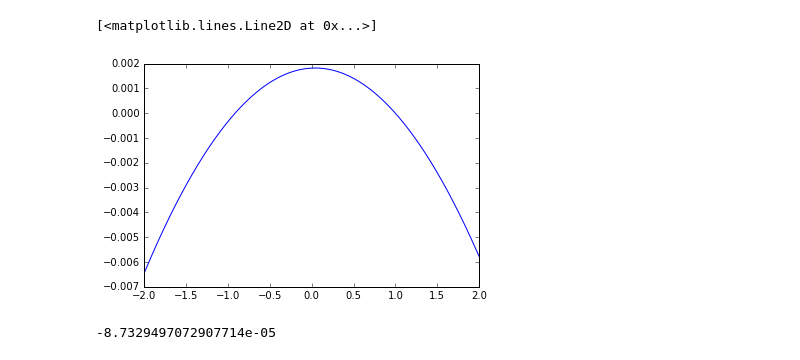
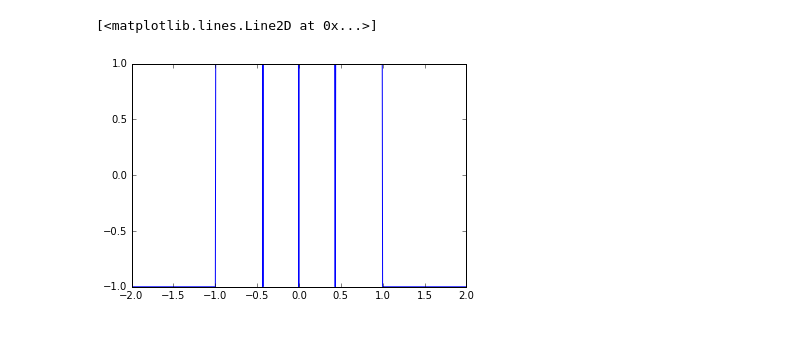
Before and after one commit to funboarder13920/OSVM, a Jupyter notebook: microsoft_algorithm.ipynb, the cells around one changed output. Drawn from its saved outputs; the diff is of its cells as text; code cells hidden in the pictures.

```diff
--- a/microsoft_algorithm.ipynb
+++ b/microsoft_algorithm.ipynb
@@ -6,6 +8,6 @@ tol = 10^-4
 # %%
-def kernel_expo(x,y,c):
-    return np.exp(-np.linalg.norm(x-y)**2/c)
+def kernel_expo(x,y,gamma):
+    return np.exp(-gamma*(np.linalg.norm(x-y)**2))
 # %%
 def KKTviol(O,rho,mu,l,alpha,ens):
     ens = list(ens)
@@ -20,13 +22,8 @@ def argmax(O,i,ens):
     index = 0
     value = 0
     ens = list(ens)
-    for j in ens:
-        if value < abs(O[i]-O[j]):
-            value = abs(O[i]-O[j])
-            index = j
-    #print(len(ens))
-    #time.sleep(0.5)
-    return index
+    Oens = O[ens]
+    return ens[np.argmax(O[i]-Oens)]
 # %%
 def optim(alpha,i,j,K,O,mu,l):
     delta = alpha[i]+alpha[j]
@@ -76,10 +73,14 @@ def optim(alpha,i,j,K,O,mu,l):
         delta = alpha[i]+alpha[j]
         alphai = delta - alphaj
         """
+    alphai = delta - alphaj
     #print(alphai,alphaj)
     #print("alphai , alphaj : ",alphai,alphaj,alpha[i],alpha[j] , " delta : ", delta)
-    #if alpha[i]+alpha[j] != alphai + alphaj:
-    #    print("delta : ",alpha[i]+alpha[j], alphai + alphaj)
+    if alpha[i]+alpha[j] - (alphai + alphaj)>10**(-8):
+        print("delta : ",alpha[i]+alpha[j], alphai + alphaj)
+        print(alpha[i],alpha[j],alphai,alphaj)
+    if alphai<0 or alphaj <0 or alphai >1/(mu*l) or alphaj >1/(mu*l):
+        print("oups",alphai,alphaj)
     return alphai,alphaj
 # %%
 def SVcalc(alpha,c):
@@ -213,4 +235,4 @@ class osvm:
 # %%
-test = osvm(0.01)
+test = osvm(0.01,gamma = 20)
 data = 2*(-0.5 + np.random.rand(1000))
 test.fit(data)
@@ -225,12 +250,8 @@ import matplotlib.pyplot as plt
 %matplotlib inline
 # %%
 x=np.linspace(-2,2,1000)
-y = list(map(lambda x :test.eval(x),x))
+y = test.predict(x)
 plt.plot(x,y)
 # %% [output]
 [<matplotlib.lines.Line2D at 0x...>]
-[figure, old version]
+[figure, new version]
-# %%
-test.eval(-0.5)
-# %% [output]
--8.7329497072907714e-05
```
Also changed, not shown: parts of 14 cells of this notebook, 2 other files.
